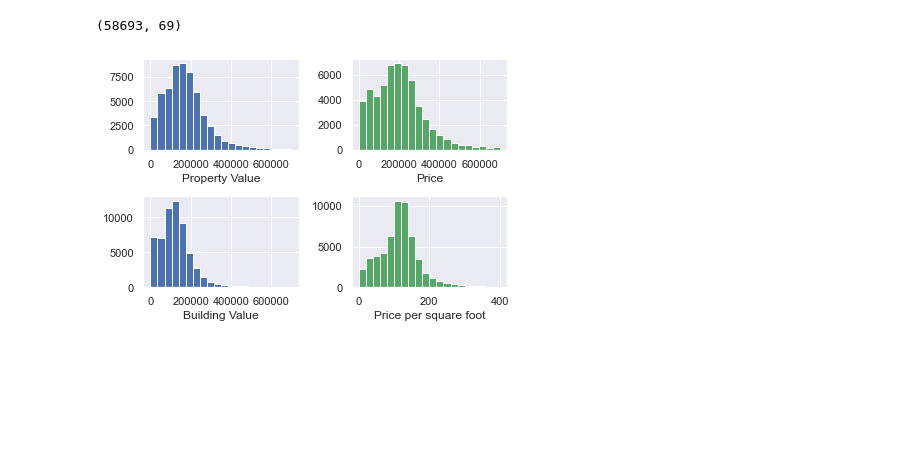
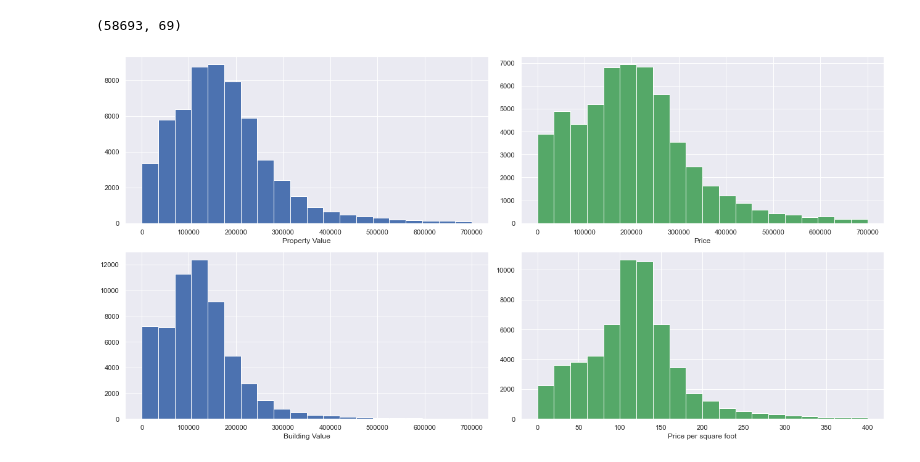
Before and after one commit to WillRobinson152/DS_Assingments, a Jupyter notebook: Jax Housing Analysis/4.EDA.ipynb, the cells around one changed output. Drawn from its saved outputs; the diff is of its cells as text; code cells hidden in the pictures; blank space fills up the shorter version.

```diff
--- a/Jax Housing Analysis/4.EDA.ipynb
+++ b/Jax Housing Analysis/4.EDA.ipynb
@@ -13,18 +13,19 @@ df.shape
 (58693, 69)
 # %%
 sns.set()
+plt.figure(figsize=(18,9))
 _ = plt.subplot(2,2,1)
 _ = plt.hist(df['property_value'], bins=20, range=(0,700000), color='b')
 _ = plt.xlabel('Property Value')
 _ = plt.subplot(2,2,2)
 _ = plt.hist(df['price'], bins=20, range=(0,700000), color='g')
 _ = plt.xlabel('Price')
 _ = plt.subplot(2,2,3)
 _ = plt.hist(df['bldng_value'], bins=20, range=(0,700000), color='b')
 _ = plt.xlabel('Building Value')
 _ = plt.subplot(2,2,4)
 _ = plt.hist(df['ppsf'], bins=20, range=(0,400), color='g')
 _ = plt.xlabel('Price per square foot')
 plt.tight_layout()
 # %% [output]
-[figure, old version]
+[figure, new version]
```
Also changed, not shown: parts of 3 cells of this notebook.
